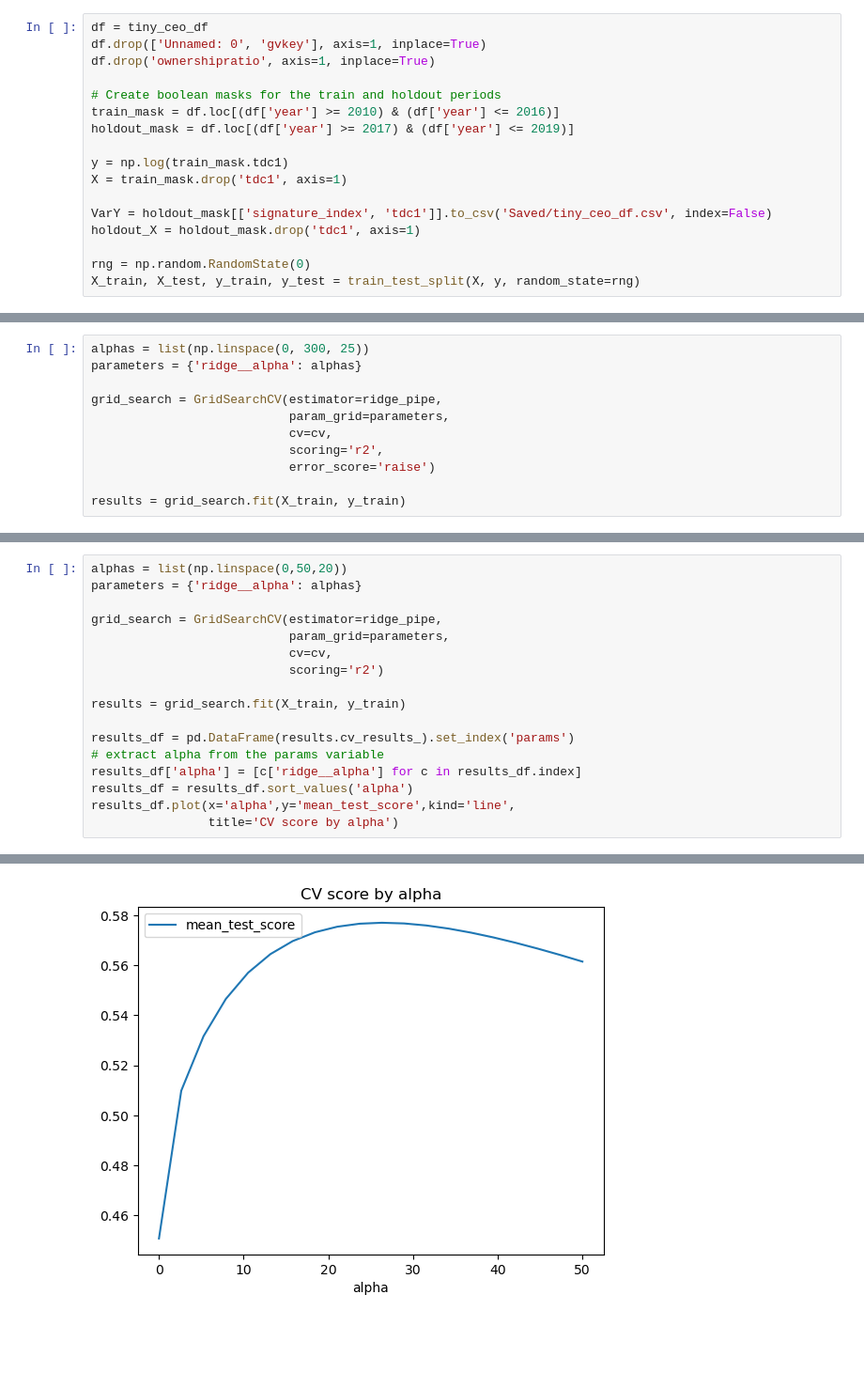
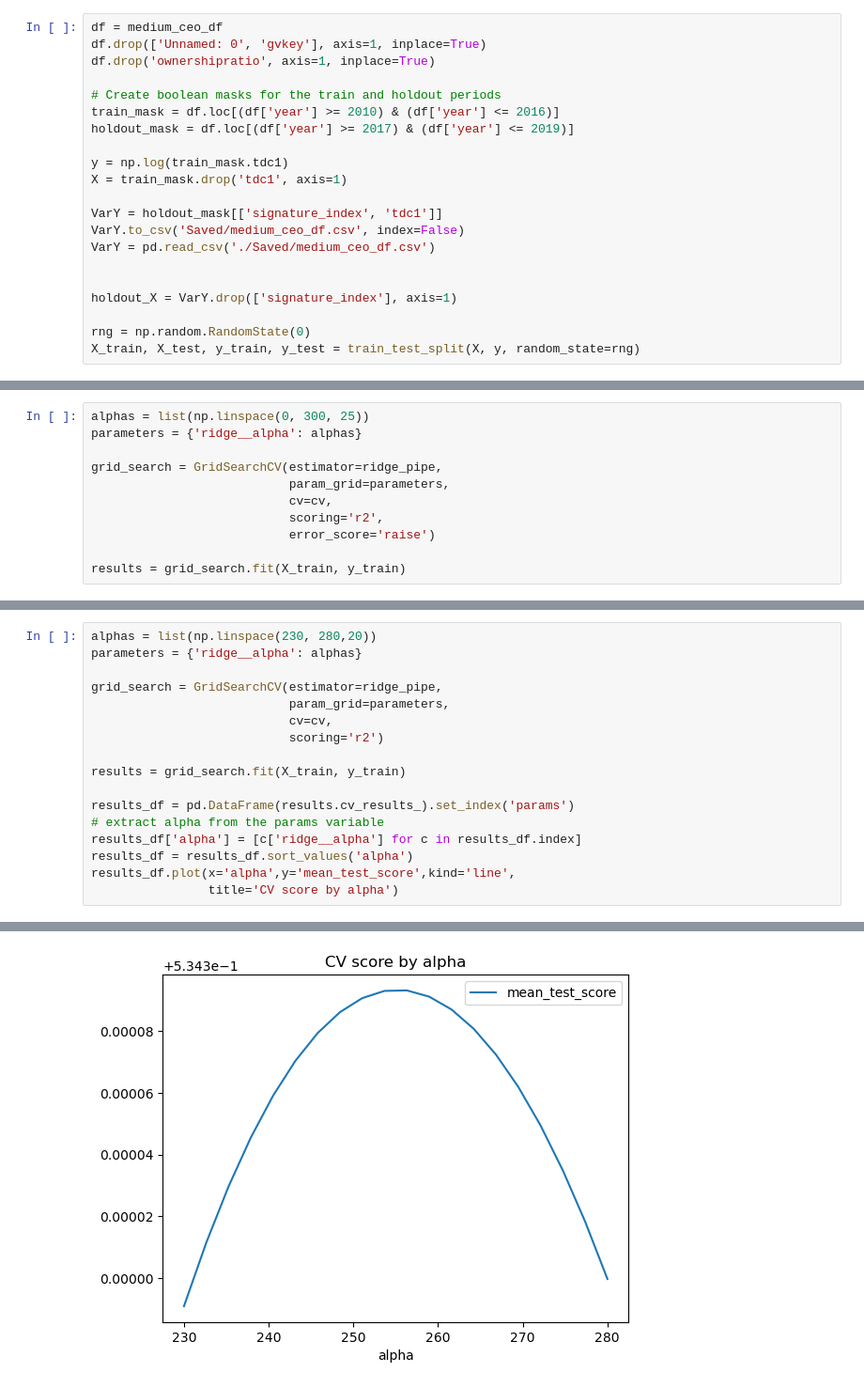
Before and after one commit to tobeybill/TISATAFL, a Jupyter notebook: Check.ipynb, the cells around one changed output, grey strips where cells are left out. Shown at 94% size. Saved outputs shown, nothing was run; the diff lists cells and outputs as text; blank space fills up the shorter version.

```diff
--- a/Check.ipynb
+++ b/Check.ipynb
@@ -43,7 +43,7 @@ huge_bod_df = bod_df[bod_df['size_category'] == 'Huge']
 list_ceo_df = [tiny_ceo_df, medium_ceo_df, big_ceo_df, huge_ceo_df]
 list_bod_df = [tiny_bod_df, medium_bod_df, big_bod_df, huge_bod_df]
 # %%
-df = tiny_ceo_df
+df = medium_ceo_df
 df.drop(['Unnamed: 0', 'gvkey'], axis=1, inplace=True)
 df.drop('ownershipratio', axis=1, inplace=True)
 
@@ -54,8 +54,12 @@ holdout_mask = df.loc[(df['year'] >= 2017) & (df['year'] <= 2019)]
 y = np.log(train_mask.tdc1)
 X = train_mask.drop('tdc1', axis=1)
 
-VarY = holdout_mask[['signature_index', 'tdc1']].to_csv('Saved/tiny_ceo_df.csv', index=False)
-holdout_X = holdout_mask.drop('tdc1', axis=1)
+VarY = holdout_mask[['signature_index', 'tdc1']]
+VarY.to_csv('Saved/medium_ceo_df.csv', index=False)
+VarY = pd.read_csv('./Saved/medium_ceo_df.csv')
+
+
+holdout_X = VarY.drop(['signature_index'], axis=1)
 
 rng = np.random.RandomState(0)
 X_train, X_test, y_train, y_test = train_test_split(X, y, random_state=rng)
@@ -110,20 +114,20 @@ results_df.plot(x='alpha', y='mean_test_score', kind='line', title='CV score by
 # %%
-alphas = list(np.linspace(0,50,20))
+alphas = list(np.linspace(230, 280,20))
 parameters = {'ridge__alpha': alphas}
 
 grid_search = GridSearchCV(estimator=ridge_pipe,
                            param_grid=parameters,
                            cv=cv,
                            scoring='r2')
 
 results = grid_search.fit(X_train, y_train)
 
 results_df = pd.DataFrame(results.cv_results_).set_index('params')
 # extract alpha from the params variable
 results_df['alpha'] = [c['ridge__alpha'] for c in results_df.index]
 results_df = results_df.sort_values('alpha')
 results_df.plot(x='alpha',y='mean_test_score',kind='line',
                 title='CV score by alpha')
 # %% [output]
 <AxesSubplot:title={'center':'CV score by alpha'}, xlabel='alpha'>
-[figure, old version]
+[figure, new version]
```
Also changed, not shown: parts of 11 cells of this notebook, 3 other files.
